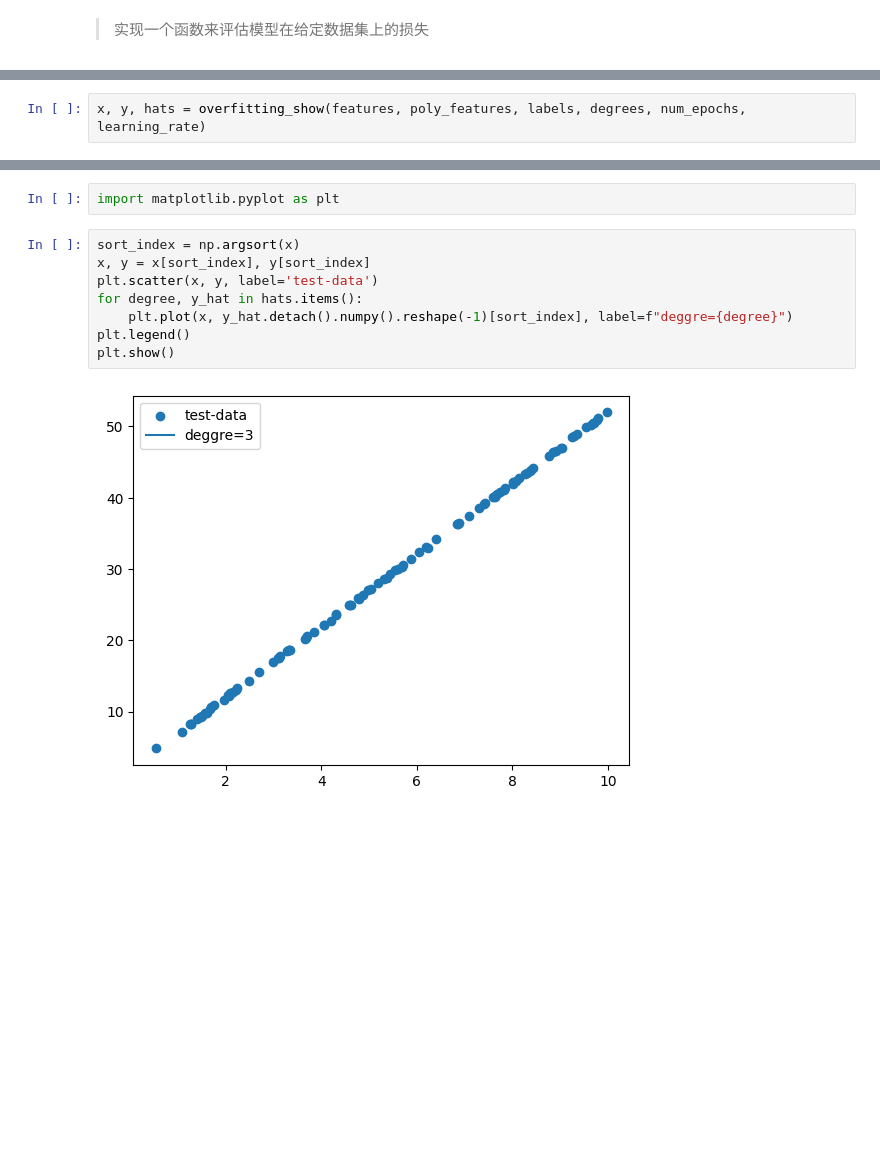
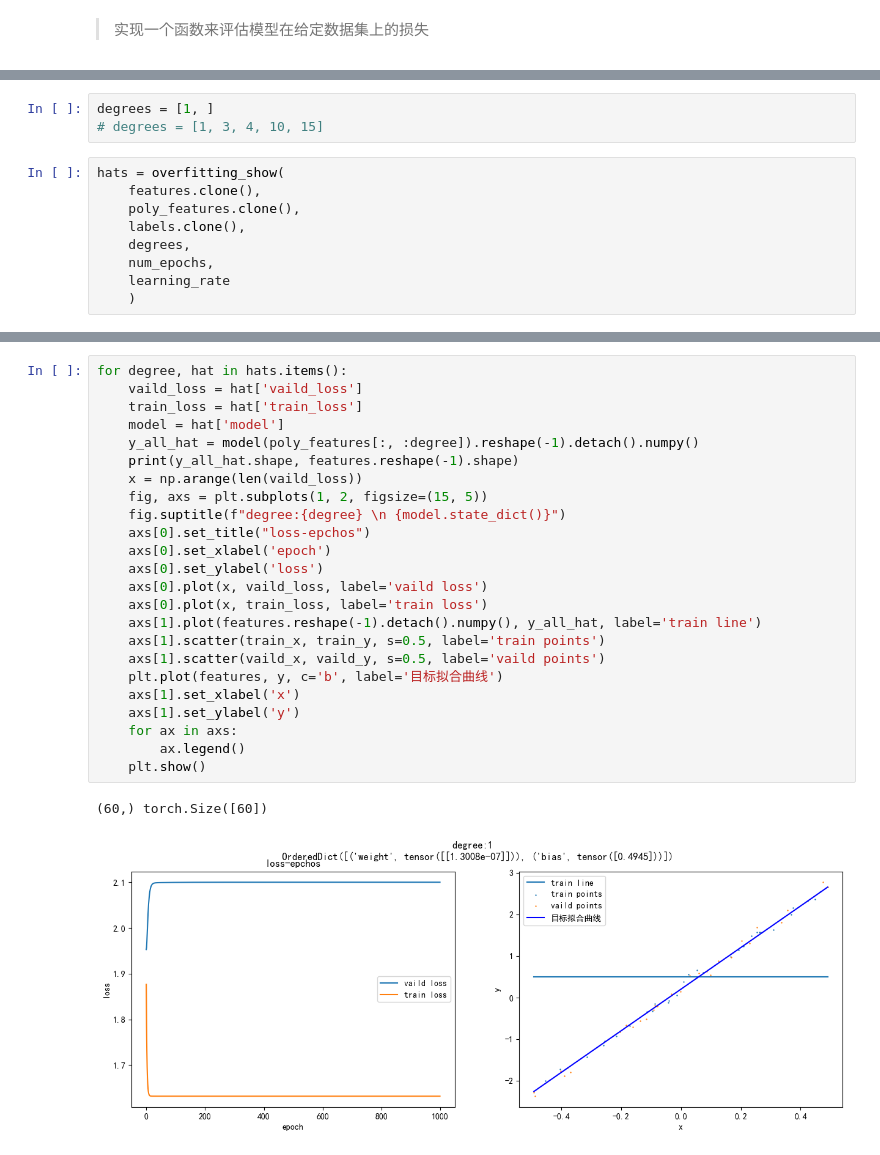
Before and after one commit to ROOKIE-AI/DL, a Jupyter notebook: d2l/me/11-模型选择+过拟合和欠拟合.ipynb, the cells around one changed output, grey strips where cells are left out. Cells and saved outputs as stored; diff of their text form; blank space fills up the shorter version.

```diff
--- a/d2l/me/11-模型选择+过拟合和欠拟合.ipynb
+++ b/d2l/me/11-模型选择+过拟合和欠拟合.ipynb
@@ -100,2 +139,12 @@ degrees = [3, ]
+# %%
+degrees = [1, ]
+# degrees = [1, 3, 4, 10, 15]
 # %%
-x, y, hats = overfitting_show(features, poly_features, labels, degrees, num_epochs, learning_rate)
+hats = overfitting_show(
+    features.clone(),
+    poly_features.clone(),
+    labels.clone(),
+    degrees,
+    num_epochs,
+    learning_rate
+    )
@@ -113,12 +151,27 @@ Epoch [100/100], Loss: nan
-# %%
-import matplotlib.pyplot as plt
-# %%
-sort_index = np.argsort(x)
-x, y = x[sort_index], y[sort_index]
-plt.scatter(x, y, label='test-data')
-for degree, y_hat in hats.items():
-    plt.plot(x, y_hat.detach().numpy().reshape(-1)[sort_index], label=f"deggre={degree}")
-plt.legend()
-plt.show()
-# %% [output]
-[figure, removed]
+# %%
+for degree, hat in hats.items():
+    vaild_loss = hat['vaild_loss']
+    train_loss = hat['train_loss']
+    model = hat['model']
+    y_all_hat = model(poly_features[:, :degree]).reshape(-1).detach().numpy()
+    print(y_all_hat.shape, features.reshape(-1).shape)
+    x = np.arange(len(vaild_loss))
+    fig, axs = plt.subplots(1, 2, figsize=(15, 5))
+    fig.suptitle(f"degree:{degree} \n {model.state_dict()}")
+    axs[0].set_title("loss-epchos")
+    axs[0].set_xlabel('epoch')
+    axs[0].set_ylabel('loss')
+    axs[0].plot(x, vaild_loss, label='vaild loss')
+    axs[0].plot(x, train_loss, label='train loss')
+    axs[1].plot(features.reshape(-1).detach().numpy(), y_all_hat, label='train line')
+    axs[1].scatter(train_x, train_y, s=0.5, label='train points')
+    axs[1].scatter(vaild_x, vaild_y, s=0.5, label='vaild points')
+    plt.plot(features, y, c='b', label='目标拟合曲线')
+    axs[1].set_xlabel('x')
+    axs[1].set_ylabel('y')
+    for ax in axs:
+        ax.legend()
+    plt.show()
+# %% [output]
+(60,) torch.Size([60])
+[figure, added]
```
Also changed, not shown: parts of 16 cells of this notebook, 8 other files.
